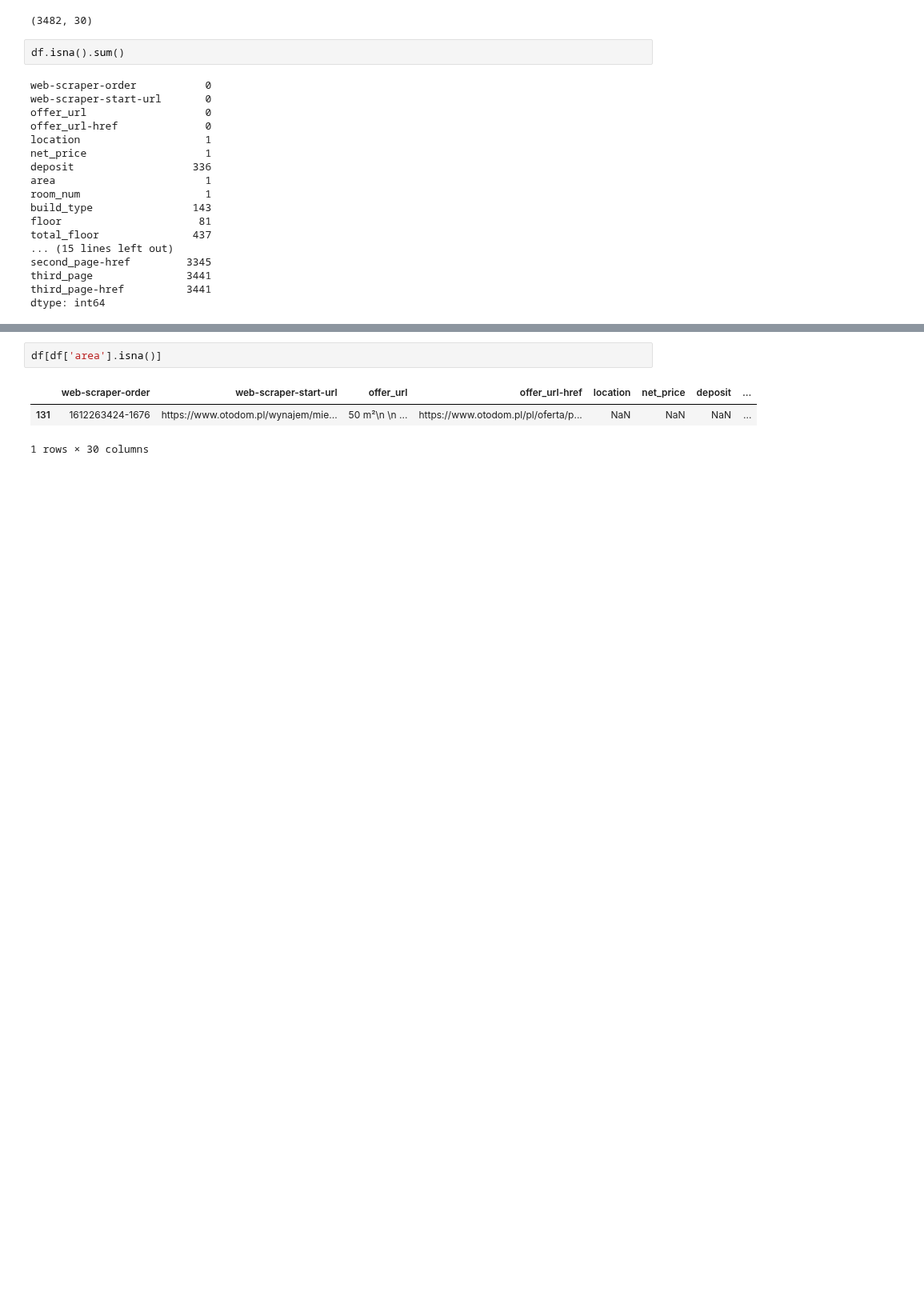
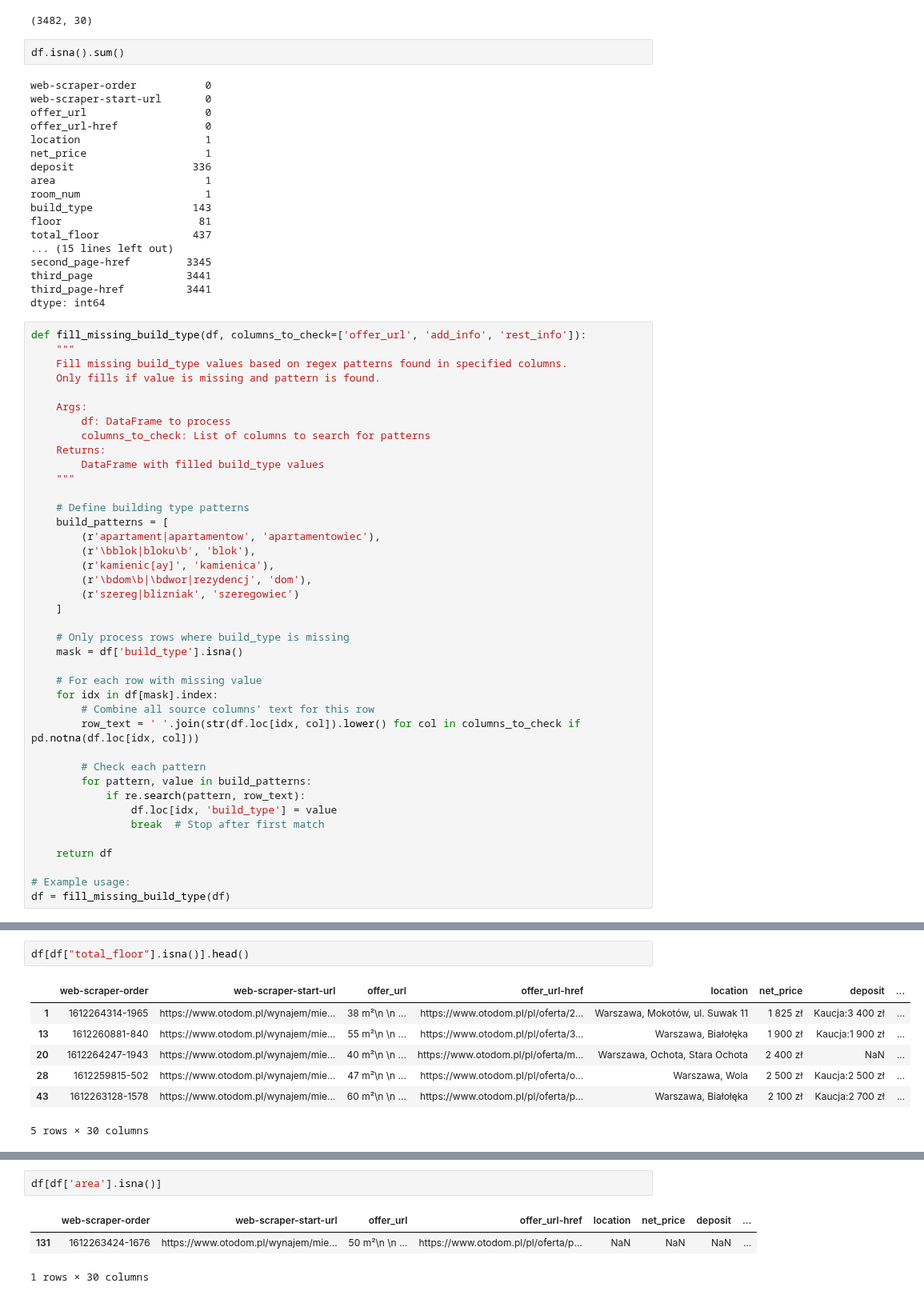
Before and after one commit to filki/Kaggle_Warsaw_rent_prices, a Jupyter notebook: starter.ipynb, the cells around one changed output, grey strips where cells are left out. Shown at 80% size. Saved outputs shown, nothing was run; the diff lists cells and outputs as text; blank space fills up the shorter version.

Commit message:
Added another function to deduction imputation using regex, but with no good result

```diff
--- a/starter.ipynb
+++ b/starter.ipynb
@@ -98,3 +98,43 @@ second_page-href         3345
 third_page               3441
 third_page-href          3441
 dtype: int64
+# %%
+def fill_missing_build_type(df, columns_to_check=['offer_url', 'add_info', 'rest_info']):
+    """
+    Fill missing build_type values based on regex patterns found in specified columns.
+    Only fills if value is missing and pattern is found.
+
+    Args:
+        df: DataFrame to process
+        columns_to_check: List of columns to search for patterns
+    Returns:
+        DataFrame with filled build_type values
+    """
+
+    # Define building type patterns
+    build_patterns = [
+        (r'apartament|apartamentow', 'apartamentowiec'),
+        (r'\bblok|bloku\b', 'blok'),
+        (r'kamienic[ay]', 'kamienica'),
+        (r'\bdom\b|\bdwor|rezydencj', 'dom'),
+        (r'szereg|blizniak', 'szeregowiec')
+    ]
+
+    # Only process rows where build_type is missing
+    mask = df['build_type'].isna()
+
+    # For each row with missing value
+    for idx in df[mask].index:
+        # Combine all source columns' text for this row
+        row_text = ' '.join(str(df.loc[idx, col]).lower() for col in columns_to_check if pd.notna(df.loc[idx, col]))
+
+        # Check each pattern
+        for pattern, value in build_patterns:
+            if re.search(pattern, row_text):
+                df.loc[idx, 'build_type'] = value
+                break  # Stop after first match
+
+    return df
+
+# Example usage:
+df = fill_missing_build_type(df)
@@ -100,0 +180,10 @@ dtype: int64
+# %%
+df[df["total_floor"].isna()].head()
+# %% [output]
+|  | web-scraper-order | web-scraper-start-url | offer_url | offer_url-href | location | net_price | deposit | ... |
+| 1 | 1612264314-1965 | https://www.otodom.pl/wynajem/mie... | 38 m²\n \n ... | https://www.otodom.pl/pl/oferta/2... | Warszawa, Mokotów, ul. Suwak 11 | 1 825 zł | Kaucja:3 400 zł | ... |
+| 13 | 1612260881-840 | https://www.otodom.pl/wynajem/mie... | 55 m²\n \n ... | https://www.otodom.pl/pl/oferta/3... | Warszawa, Białołęka | 1 900 zł | Kaucja:1 900 zł | ... |
+| 20 | 1612264247-1943 | https://www.otodom.pl/wynajem/mie... | 40 m²\n \n ... | https://www.otodom.pl/pl/oferta/m... | Warszawa, Ochota, Stara Ochota | 2 400 zł | NaN | ... |
+| 28 | 1612259815-502 | https://www.otodom.pl/wynajem/mie... | 47 m²\n \n ... | https://www.otodom.pl/pl/oferta/o... | Warszawa, Wola | 2 500 zł | Kaucja:2 500 zł | ... |
+| 43 | 1612263128-1578 | https://www.otodom.pl/wynajem/mie... | 60 m²\n \n ... | https://www.otodom.pl/pl/oferta/p... | Warszawa, Białołęka | 2 100 zł | Kaucja:2 700 zł | ... |
+5 rows × 30 columns
```
Also changed, not shown: parts of 5 cells of this notebook.
